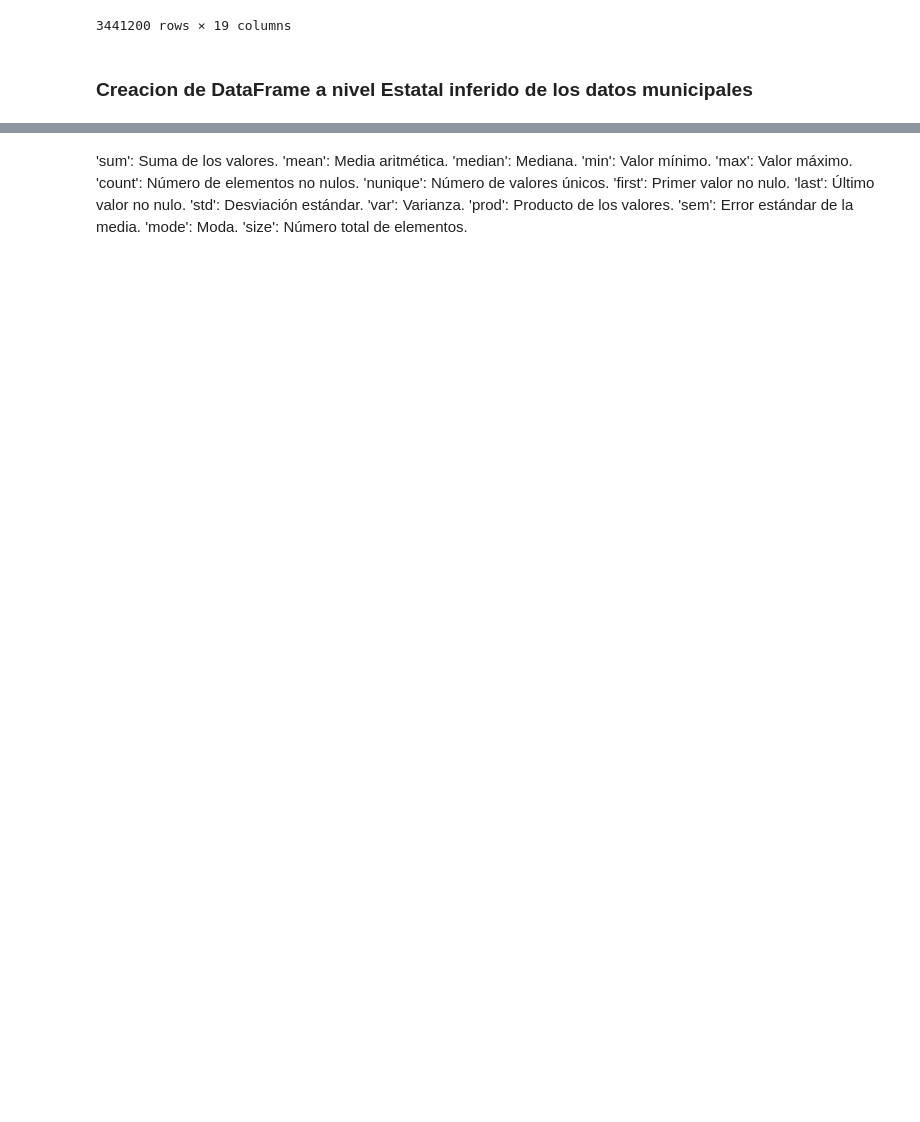
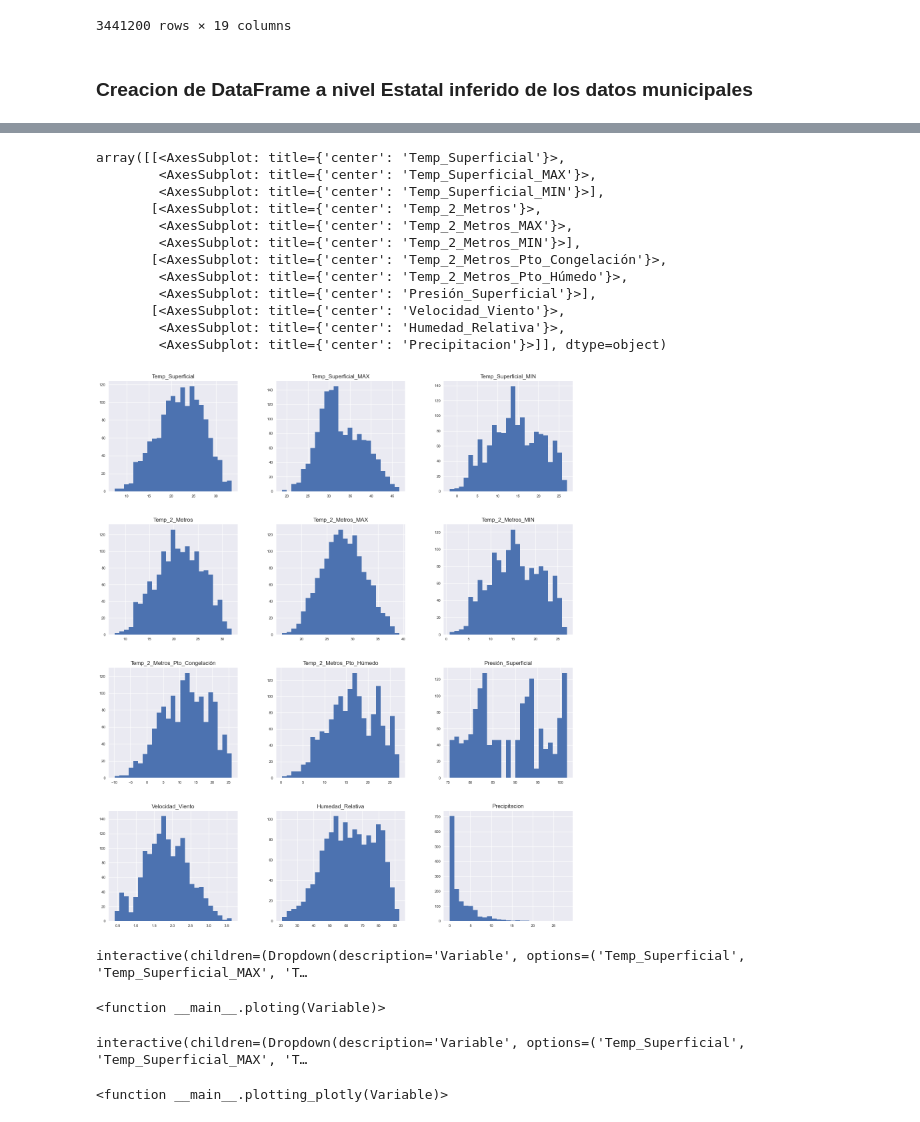
Before and after one commit to ProyectosMCD/RedBAMX, a Jupyter notebook: EDA/EDA_Datos Climaticos_Municipio_NASA-API.ipynb, the cells around one changed output, grey strips where cells are left out. Saved outputs shown, nothing was run; the diff lists cells and outputs as text; code cells hidden in the pictures; blank space fills up the shorter version.

```diff
--- a/EDA/EDA_Datos Climaticos_Municipio_NASA-API.ipynb
+++ b/EDA/EDA_Datos Climaticos_Municipio_NASA-API.ipynb
@@ -6,2 +1,19 @@ pd.set_option('display.max_columns', None)
 # %% [markdown]
 ### Importación de Librerías
+# %%
+import numpy as np
+import os
+import pandas as pd
+import matplotlib.pyplot as plt
+import seaborn as sns
+import warnings
+import plotly.express as px
+import plotly.graph_objects as go
+from plotly.subplots import make_subplots
+import ipywidgets as widgets
+
+warnings.filterwarnings("ignore")
+plt.style.use('seaborn')
+px.defaults.template = "ggplot2"
+#plt.style.use('seaborn')
+pd.set_option('display.max_columns', None)
@@ -35,5 +51,5 @@ df
 # %%
 ### Crea Dataframe Estatal inferido a partir del Municipal
 df_estatal = df.groupby(['Año','Mes','Estado', 'Estado_CVE']).mean().reset_index()
-df_estatal.drop(columns=['Municipio', 'Municipio_CVE','Día'], inplace=True)
+df_estatal.drop(columns=['Municipio_CVE','Día'], inplace=True)
 df_estatal
@@ -39,0 +70,3 @@ df_estatal
+# %%
+columnas_numericas = ['Temp_Superficial','Temp_Superficial_MAX','Temp_Superficial_MIN','Temp_2_Metros','Temp_2_Metros_MAX','Temp_2_Metros_MIN','Temp_2_Metros_Pto_Congelación','Temp_2_Metros_Pto_Húmedo','Presión_Superficial','Velocidad_Viento','Humedad_Relativa','Precipitacion']
+df_estatal[columnas_numericas].describe()
@@ -39,0 +103,16 @@ df_estatal
+# %%
+df_estatal[columnas_numericas].hist(figsize=(16, 20), bins=25, xlabelsize=8, ylabelsize=8)
+# %% [output]
+array([[<AxesSubplot: title={'center': 'Temp_Superficial'}>,
+        <AxesSubplot: title={'center': 'Temp_Superficial_MAX'}>,
+        <AxesSubplot: title={'center': 'Temp_Superficial_MIN'}>],
+       [<AxesSubplot: title={'center': 'Temp_2_Metros'}>,
+        <AxesSubplot: title={'center': 'Temp_2_Metros_MAX'}>,
+        <AxesSubplot: title={'center': 'Temp_2_Metros_MIN'}>],
+       [<AxesSubplot: title={'center': 'Temp_2_Metros_Pto_Congelación'}>,
+        <AxesSubplot: title={'center': 'Temp_2_Metros_Pto_Húmedo'}>,
+        <AxesSubplot: title={'center': 'Presión_Superficial'}>],
+       [<AxesSubplot: title={'center': 'Velocidad_Viento'}>,
+        <AxesSubplot: title={'center': 'Humedad_Relativa'}>,
+        <AxesSubplot: title={'center': 'Precipitacion'}>]], dtype=object)
+[figure, added]
@@ -40,3 +143,23 @@ df_estatal
+# %%
+widgets.interact(ploting, Variable=columnas_numericas)
+# %% [output]
+interactive(children=(Dropdown(description='Variable', options=('Temp_Superficial', 'Temp_Superficial_MAX', 'T…
+<function __main__.ploting(Variable)>
+# %%
+def plotting_plotly(Variable):
+    fig = px.line(df_estatal, x='Mes', y=Variable, color='Estado', facet_col='Año',
+                labels={'Mes': 'Meses'}
+                )
+
+    # Ajustar las características del gráfico
+    fig.update_layout(height=500, width=2100, title_x=0.5)
+    fig.update_xaxes(tickangle=45, tickmode='array', tickvals=[1,2,3,4,5,6,7,8,9,10,11,12], ticktext=['Ene','Feb','Mar','Abr','May','Jun','Jul','Ago','Sep','Oct','Nov','Dic'])
+    fig.show()
+
+widgets.interact(plotting_plotly, Variable=columnas_numericas)
+# %% [output]
+interactive(children=(Dropdown(description='Variable', options=('Temp_Superficial', 'Temp_Superficial_MAX', 'T…
+<function __main__.plotting_plotly(Variable)>
 # %%
 columnas_numericas = df_estatal.select_dtypes(include=[np.number]).columns # Seleccionar solo las columnas numéricas
 df_estatal[columnas_numericas] = df_estatal[columnas_numericas].round(2) # Redondear las columnas numéricas a dos decimales
@@ -44,19 +167,3 @@ df_estatal[columnas_numericas] = df_estatal[columnas_numericas].round(2) # Redon
 print(df_estatal.shape)
 #df_estatal1.to_csv('data/Estados/Data_Climatic_Estados_Inferido.csv', index=False)
 df_estatal
-# %% [markdown]
-'sum': Suma de los valores.
-'mean': Media aritmética.
-'median': Mediana.
-'min': Valor mínimo.
-'max': Valor máximo.
-'count': Número de elementos no nulos.
-'nunique': Número de valores únicos.
-'first': Primer valor no nulo.
-'last': Último valor no nulo.
-'std': Desviación estándar.
-'var': Varianza.
-'prod': Producto de los valores.
-'sem': Error estándar de la media.
-'mode': Moda.
-'size': Número total de elementos.
```
Also changed, not shown: parts of 12 cells of this notebook, 2 other files.
